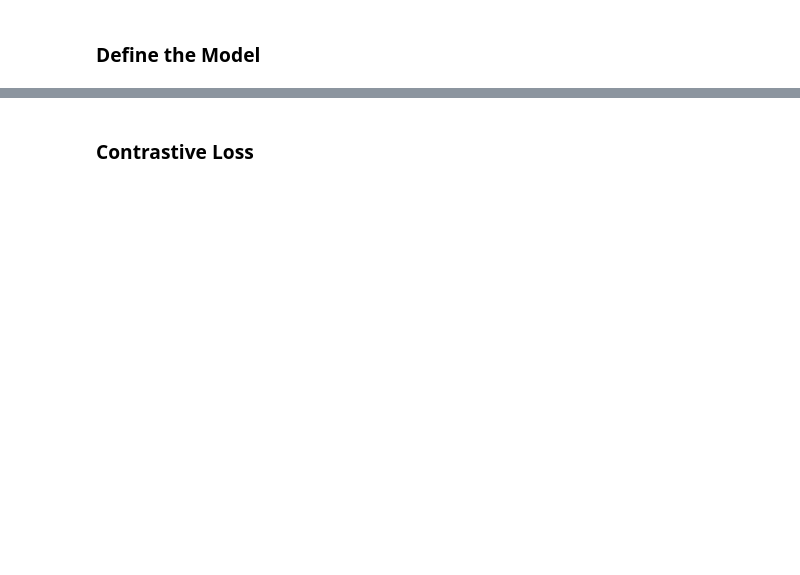
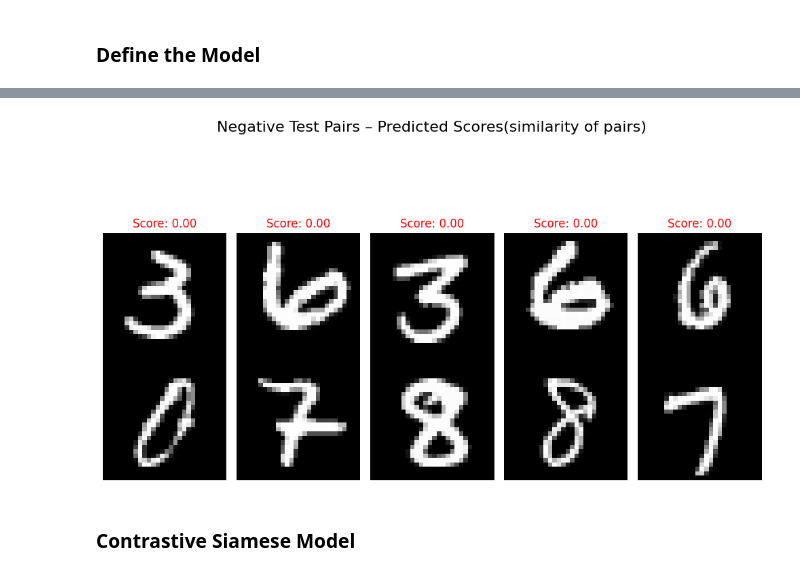
Before and after one commit to Israil445/Neural_Network_and_Deep_Learning_Lab, a Jupyter notebook: Assignment-11/Face_verifiers_with_different_loss.ipynb, the cells around one changed output, grey strips where cells are left out. Cells and saved outputs as stored; diff of their text form; code cells hidden in the pictures; blank space fills up the shorter version.

```diff
--- a/Assignment-11/Face_verifiers_with_different_loss.ipynb
+++ b/Assignment-11/Face_verifiers_with_different_loss.ipynb
@@ -68,0 +191,26 @@ def build_bce_model(input_shape):
+# %%
+# Select 5 random negative test pairs
+neg_indices = np.where(y_test == 0)[0]
+selected_indices = np.random.choice(neg_indices, 5, replace=False)
+selected_pairs = x_test[selected_indices]
+
+# Predict similarity scores
+pred_scores = bce_model.predict([selected_pairs[:, 0], selected_pairs[:, 1]])
+
+# Plot in 1x5 grid
+plt.figure(figsize=(10, 6))
+for i in range(5):
+    img1 = selected_pairs[i][0].squeeze()
+    img2 = selected_pairs[i][1].squeeze()
+    score = pred_scores[i][0]
+
+    # Prediction with score
+    plt.subplot(1, 5, i+1)
+    plt.imshow(np.vstack([img1, img2]), cmap='gray')
+    plt.title(f"Score: {score:.2f}", color='green' if score > 0.5 else 'red')
+    plt.axis('off')
+
+plt.suptitle("Negative Test Pairs – Predicted Scores(similarity of pairs)", fontsize=16, y=1.05)
+plt.tight_layout()
+plt.show()
+# %% [output]
@@ -69,4 +218,5 @@ def build_bce_model(input_shape):
+[figure, added]
 # %% [markdown]
-### Contrastive Loss
+### Contrastive Siamese Model
 # %%
 def contrastive_loss(y_true, y_pred):
```
Also changed, not shown: parts of 21 cells of this notebook.
